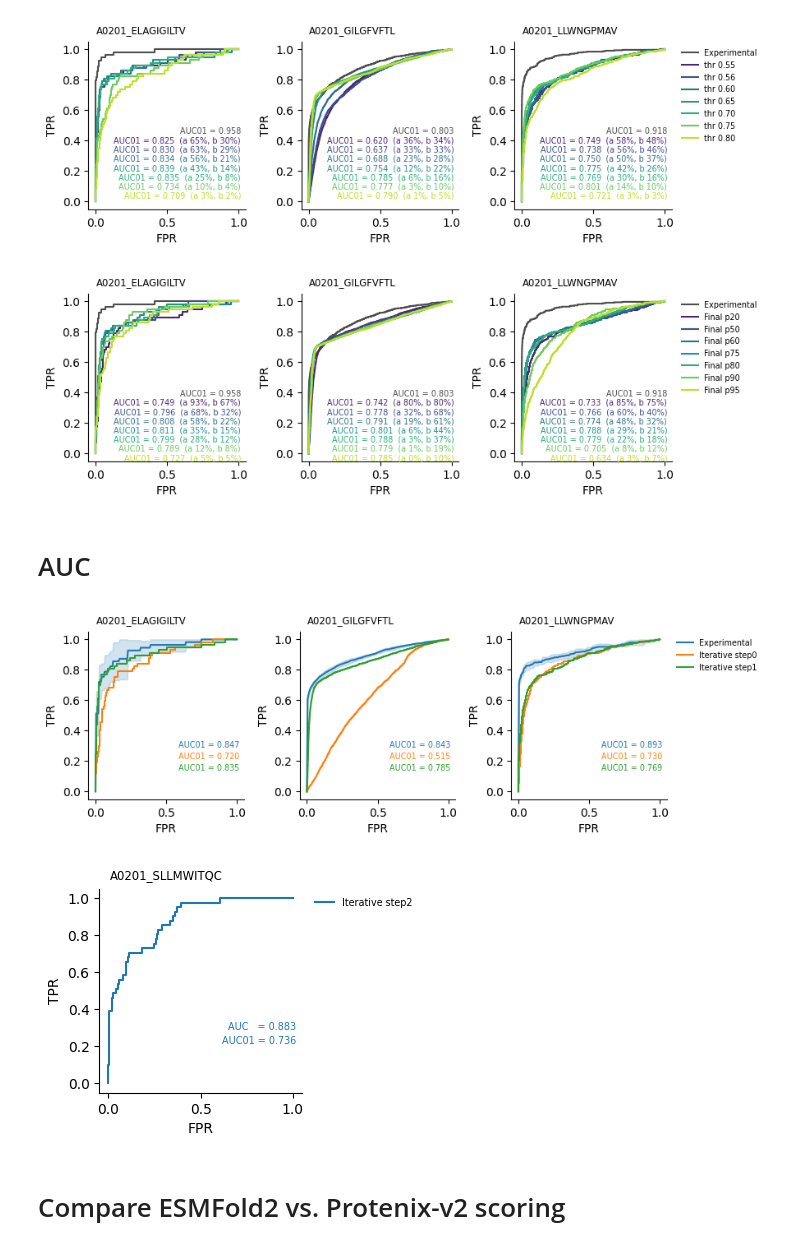
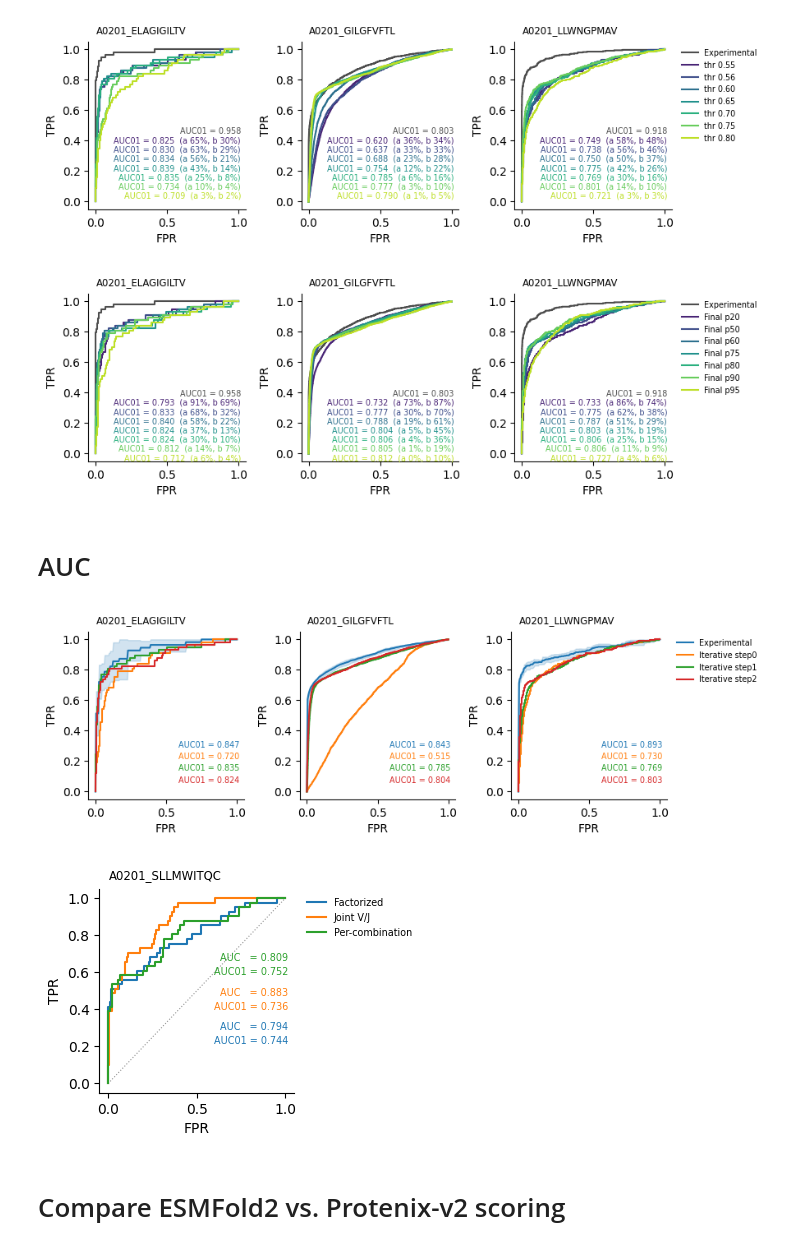
Before and after one commit to Rita-Ann-Roessner/Postdoc-UNIL, a Jupyter notebook: 260626_ESMfold2_motif_builder/Monitor.ipynb, the cells around one changed output. Saved outputs shown, nothing was run; the diff lists cells and outputs as text; code cells hidden in the pictures.

```diff
--- a/260626_ESMfold2_motif_builder/Monitor.ipynb
+++ b/260626_ESMfold2_motif_builder/Monitor.ipynb
@@ -83,7 +83,7 @@ A0201_SLLMWITQC: 41 positives, 205 negatives -> 246 rows
 # %%
 fig, axes = plt.subplots(1,3, figsize=(3*3,2.7), sharex=True, sharey=True)
 
-steps = ['step0', 'step1']
+steps = ['step0', 'step1', 'step2']
 
 peptides = ['A0201_ELAGIGILTV', 'A0201_GILGFVFTL', 'A0201_LLWNGPMAV']
 
@@ -136,8 +139,8 @@ for cnt, peptide in enumerate(peptides):
     ax = axes
 
     for step, color in zip(steps, colors):
-        df1 = pd.read_csv(f'TCR_motif_atlas_cdr3_templated_new_installation_reduced_cycles_NY-ESO-1_jointVJ/{peptide}/{step}/output_alpha.csv')[['ID', 'iptm_pair_mean']]
-        df2 = pd.read_csv(f'TCR_motif_atlas_cdr3_templated_new_installation_reduced_cycles_NY-ESO-1_jointVJ/{peptide}/{step}/output_beta.csv')[['ID', 'iptm_pair_mean']]
+        df1 = pd.read_csv(f'TCR_motif_atlas_cdr3_templated_new_installation_reduced_cycles_NY-ESO-1_jointVJ_new/{peptide}/{step}/output_alpha.csv')[['ID', 'iptm_pair_mean']]
+        df2 = pd.read_csv(f'TCR_motif_atlas_cdr3_templated_new_installation_reduced_cycles_NY-ESO-1_jointVJ_new/{peptide}/{step}/output_beta.csv')[['ID', 'iptm_pair_mean']]
         df = pd.concat([df1, df2])
         sns.kdeplot(df, x='iptm_pair_mean', ax=ax, label=step, color=color)
 
@@ -545,7 +642,7 @@ def pass_rates(epitope, p):
             out.append(100 * len(pd.read_csv(f)) / denom)
     return out
 
-BASE = 'TCR_motif_atlas_cdr3_templated_new_installation_reduced_cycles'
+BASE = 'TCR_motif_atlas_cdr3_templated_new_installation_reduced_cycles_jointVJ'
 epitopes = ['A0201_ELAGIGILTV', 'A0201_GILGFVFTL', 'A0201_LLWNGPMAV']
 percentiles = [20, 50, 60, 75, 80, 90, 95]
 
@@ -600,12 +697,12 @@ sns.despine()
 plt.tight_layout()
 plt.show()
 # %% [output]
-[figure, old version]
+[figure, new version]
 # %% [markdown]
 # AUC
 # %%
 epitopes = ['A0201_ELAGIGILTV', 'A0201_GILGFVFTL', 'A0201_LLWNGPMAV']
-steps = ['step0', 'step1']
+steps = ['step0', 'step1', 'step2']
 grid = np.linspace(0, 1, 201)
 
 def mean_roc_band(files):
@@ -670,53 +767,50 @@ sns.despine()
 plt.tight_layout()
 plt.show()
 # %% [output]
-[figure, old version]
+[figure, new version]
 # %%
 epitope = 'A0201_SLLMWITQC'
-step = 'step2'
-grid = np.linspace(0, 1, 201)
+step    = 'step2'
 
-def mean_roc_band(files):
-    tprs, auc01s = [], []
-    for f in files:
-        df = pd.read_csv(f)
-        y, s = df['Label'].values, df['score'].values
-        fpr, tpr, _ = roc_curve(y, s)
-        t = np.interp(grid, fpr, tpr); t[0] = 0.0
-        tprs.append(t); auc01s.append(roc_auc_score(y, s, max_fpr=0.1))
-    tprs = np.vstack(tprs)
-    return tprs.mean(0), tprs.std(0), float(np.mean(auc01s))
+RUNS = {
+    'Factorized':      'TCR_motif_atlas_cdr3_templated_new_installation_reduced_cycles_NY-ESO-1_fix',
+    'Joint V/J':       'TCR_motif_atlas_cdr3_templated_new_installation_reduced_cycles_NY-ESO-1_jointVJ',
+    'Per-combination': 'TCR_motif_atlas_cdr3_templated_new_installation_reduced_cycles_NY-ESO-1_jointVJ_new',
+}
 
 fig, ax = plt.subplots(1, 1, figsize=(4, 3))
 
 ax.text(0.05, 1.1, epitope, transform=ax.transAxes,
-            va='top', ha='left', fontsize='small')
+        va='top', ha='left', fontsize='small')
 
-df = pd.read_csv(
-    f'TCR_motif_atlas_cdr3_templated_new_installation_reduced_cycles_NY-ESO-1_jointVJ/{epitope}/{step}/validation/validation_pred.csv'
-)
-y_true, y_scores = df['Label'].values, df['score'].values
-fpr, tpr, _ = roc_curve(y_true, y_scores)
-auc = roc_auc_score(y_true, y_scores)
-auc01 = roc_auc_score(y_true, y_scores, max_fpr=0.1)
-line, = ax.plot(fpr, tpr, label=f'Iterative {step}')
-ax.text(0.97, 0.23, f"AUC   = {auc:.3f}\nAUC01 = {auc01:.3f}",
-        transform=ax.transAxes, ha='right', va='bottom',
-        fontsize='x-small', color=line.get_color(),
-        linespacing=1.5)
+y_txt = 0.23
+for name, tree in RUNS.items():
+    df = pd.read_csv(f'{tree}/{epitope}/{step}/validation/validation_pred.csv')
+    y_true, y_scores = df['Label'].values, df['score'].values
+    fpr, tpr, _ = roc_curve(y_true, y_scores)
+    auc   = roc_auc_score(y_true, y_scores)
+    auc01 = roc_auc_score(y_true, y_scores, max_fpr=0.1)
+    line, = ax.plot(fpr, tpr, label=name)
+    ax.text(0.97, y_txt, f"AUC   = {auc:.3f}\nAUC01 = {auc01:.3f}",
+            transform=ax.transAxes, ha='right', va='bottom',
+            fontsize='x-small', color=line.get_color(),
+            linespacing=1.5)
+    y_txt += 0.17
+
+ax.plot([0, 1], [0, 1], ls=':', lw=0.8, color='0.6', zorder=0)
 
 ax.set_xlabel('FPR')
 ax.set_ylabel('TPR')
 
 handles, labels = ax.get_legend_handles_labels()
 ax.legend(handles, labels, fontsize='x-small', frameon=False,
-                bbox_to_anchor=(1.02, 1), loc='upper left')
+          bbox_to_anchor=(1.02, 1), loc='upper left')
 
 sns.despine()
 plt.tight_layout()
 plt.show()
 # %% [output]
-[figure, old version]
+[figure, new version]
 # %% [markdown]
 # Compare ESMFold2 vs. Protenix-v2 scoring
 # %%
```
Also changed, not shown: parts of 4 cells of this notebook, 6 other files.
